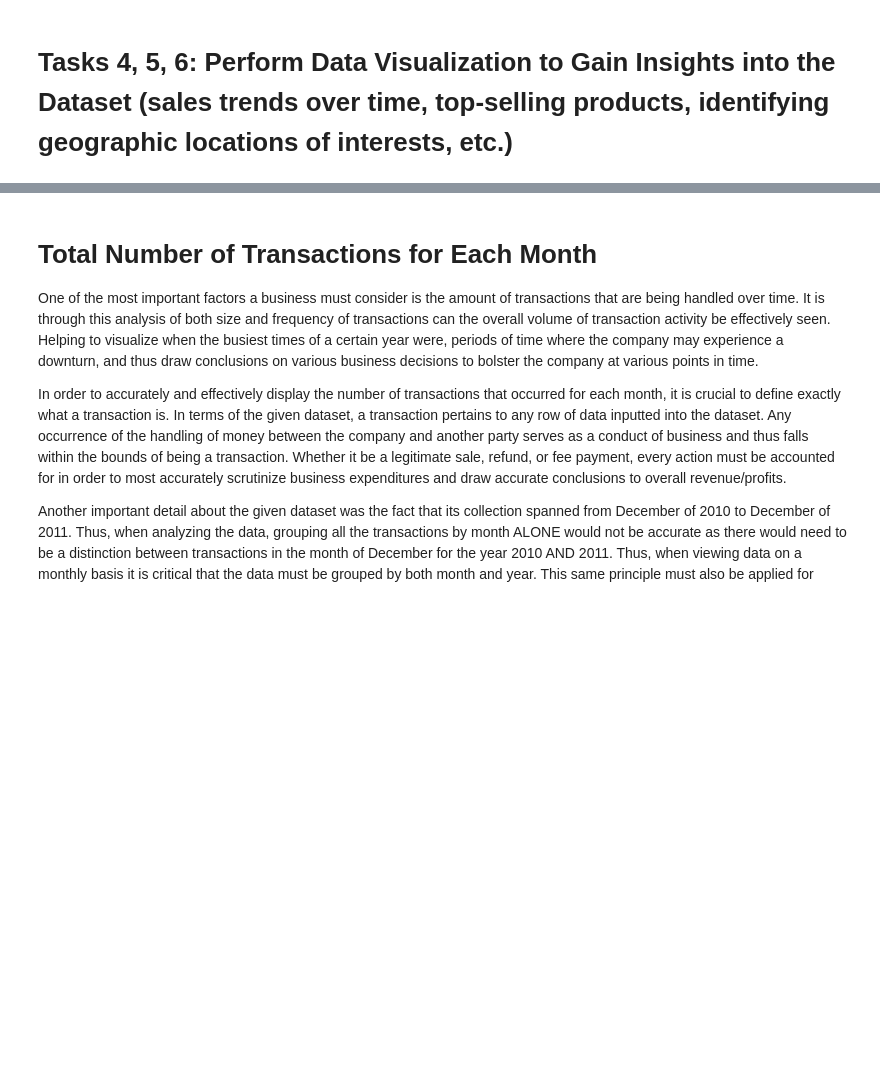
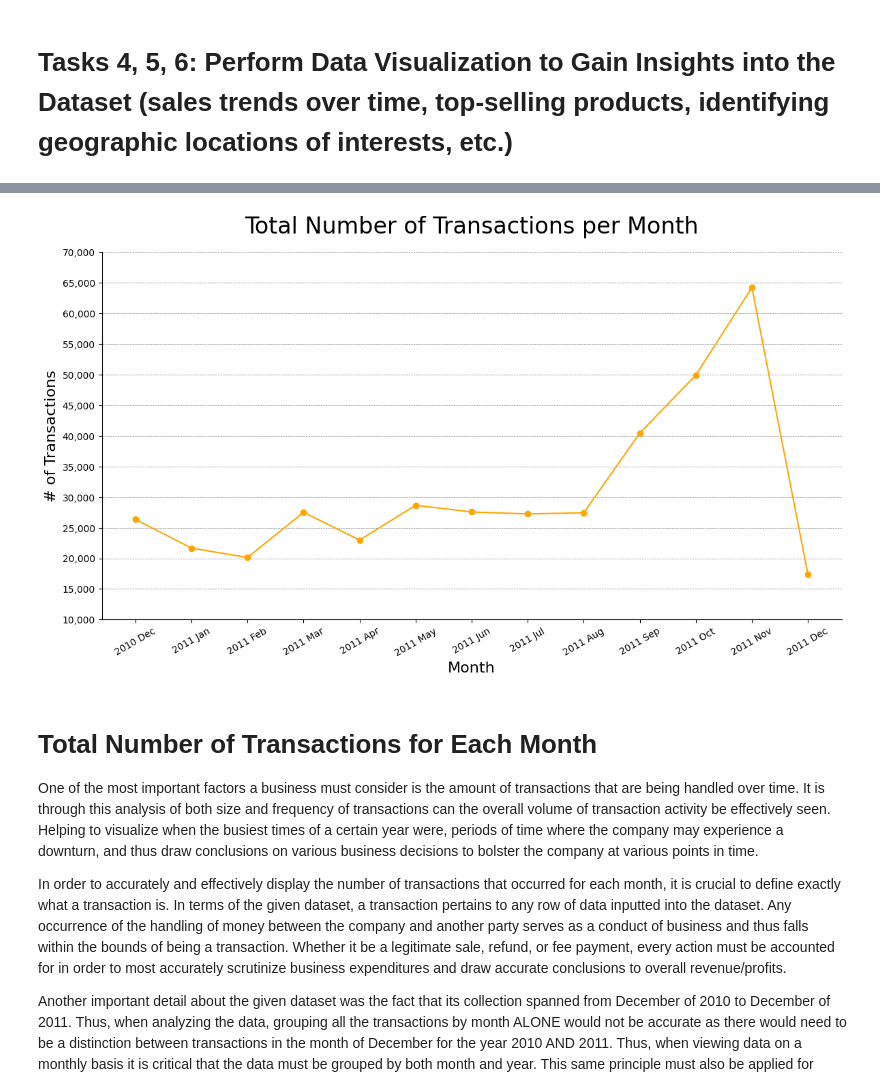
Before and after one commit to rymatata/coursera-exploratory-data-analysis, a Jupyter notebook: Notebooks/online_retail.ipynb, the cells around one changed output, grey strips where cells are left out. Saved outputs shown, nothing was run; the diff lists cells and outputs as text; code cells hidden in the pictures; blank space fills up the shorter version.

Commit message:
Replaced previous graphs with new graphs

```diff
--- a/Notebooks/online_retail.ipynb
+++ b/Notebooks/online_retail.ipynb
@@ -472,3 +447,32 @@ plt.show()
+# %%
+fig, ax = plt.subplots(figsize=(14,7))
+
+ax.plot(monthly_transactions['InvoiceDate'].astype('str'),
+        monthly_transactions['Transactions'],
+        color='orange',
+        marker='o')
+
+ax.tick_params(axis='x', labelrotation=30)
+
+ax.set_ybound(lower=10000, upper=70000)
+ax.yaxis.set_major_locator(ticker.MultipleLocator(5000))
+ax.get_yaxis().set_major_formatter(matplotlib.ticker.FuncFormatter(lambda x, p: format(int(x), ',')))
+
+ax.yaxis.grid(True,
+              linestyle='--',
+              linewidth=0.5,
+              color='grey')
+
+ax.set_xlabel('Month', fontsize=16)
+ax.set_ylabel('# of Transactions', fontsize=16)
+ax.spines[['top', 'right']].set_visible(False)
+
+ax.set_title('Total Number of Transactions per Month',
+             fontsize=24,
+             pad=20)
+plt.show()
+# %% [output]
+[figure, added]
 # %% [markdown]
 # Total Number of Transactions for Each Month
 One of the most important factors a business must consider is the amount of transactions that are being handled over time. It is through this analysis of both size and frequency of transactions can the overall volume of transaction activity be effectively seen. Helping to visualize when the busiest times of a certain year were, periods of time where the company may experience a downturn, and thus draw conclusions on various business decisions to bolster the company at various points in time.
```
Also changed, not shown: parts of 4 cells of this notebook.
